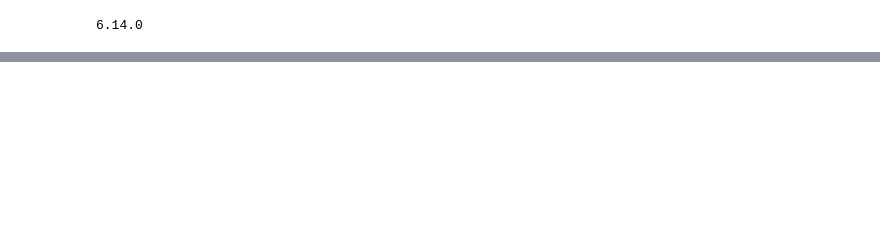
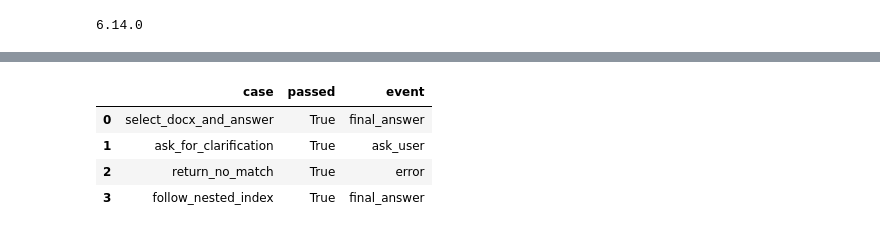
Before and after one commit to aytugkaya/docsearch, a Jupyter notebook: starter.ipynb, the cells around one changed output, grey strips where cells are left out. Saved outputs shown, nothing was run; the diff lists cells and outputs as text; code cells hidden in the pictures; blank space fills up the shorter version.

```diff
--- a/starter.ipynb
+++ b/starter.ipynb
@@ -835,0 +936,93 @@ print(gr.__version__)
+# %%
+from unittest.mock import patch
+
+class _OfflineAgentResult:
+    def __init__(self, output):
+        self.output = output
+
+    def all_messages(self):
+        return []
+
+class _OfflineMatchAgent:
+    def __init__(self, decisions):
+        self.decisions = iter(decisions)
+        self.calls = 0
+
+    async def run(self, *args, **kwargs):
+        self.calls += 1
+        try:
+            decision = next(self.decisions)
+        except StopIteration as exc:
+            raise AssertionError('Workflow made more routing calls than expected') from exc
+        return _OfflineAgentResult(decision)
+
+def _eval_table(rows):
+    return pd.DataFrame(rows, columns=['company name', 'alternate name', 'link'])
+
+async def run_offline_regression_suite():
+    cases = [
+        {
+            'name': 'select_docx_and_answer',
+            'tables': {'/eval/root.xlsx': _eval_table([('Acme', 'Acme North', '/eval/acme.docx')])},
+            'decisions': [RouteDecision(action='select_row', selected_row_id=0)],
+            'event': 'final_answer', 'status': 'resolved', 'link': '/eval/acme.docx',
+        },
+        {
+            'name': 'ask_for_clarification',
+            'tables': {'/eval/root.xlsx': _eval_table([('Acme', 'Acme North', '/eval/north.docx'), ('Acme', 'Acme South', '/eval/south.docx')])},
+            'decisions': [RouteDecision(action='ask_user', question='North or South?')],
+            'event': 'ask_user', 'status': 'needs_clarification', 'link': None,
+        },
+        {
+            'name': 'return_no_match',
+            'tables': {'/eval/root.xlsx': _eval_table([('Acme', None, '/eval/acme.docx')])},
+            'decisions': [RouteDecision(action='no_match')],
+            'event': 'error', 'status': 'error', 'link': None,
+        },
+        {
+            'name': 'follow_nested_index',
+            'tables': {
+                '/eval/root.xlsx': _eval_table([('Acme', None, '/eval/nested.xlsx')]),
+                '/eval/nested.xlsx': _eval_table([('Acme North', None, '/eval/north.docx')]),
+            },
+            'decisions': [RouteDecision(action='select_row', selected_row_id=0), RouteDecision(action='select_row', selected_row_id=0)],
+            'event': 'final_answer', 'status': 'resolved', 'link': '/eval/north.docx',
+        },
+    ]
+    reports = []
+    for case in cases:
+        fake_match_agent = _OfflineMatchAgent(case['decisions'])
+
+        def fake_load_table(path):
+            if path not in case['tables']:
+                raise AssertionError(f'Unexpected index path: {path}')
+            return case['tables'][path].copy()
+
+        async def fake_answer_from_sop(user_question, sop_path):
+            return SopAnswer(answer='Escalate within 2 business hours.')
+
+        with patch.dict(globals(), {
+            'ROOT_INDEX_PATH': '/eval/root.xlsx',
+            'load_small_table': fake_load_table,
+            'match_agent': fake_match_agent,
+            'answer_from_sop': fake_answer_from_sop,
+        }):
+            result = await handle_turn('How should I handle this?', None)
+
+        assert result.event_type == case['event'], (case['name'], result.event_type)
+        assert result.state.status == case['status'], (case['name'], result.state.status)
+        assert result.state.selected_link == case['link'], (case['name'], result.state.selected_link)
+        assert fake_match_agent.calls == len(case['decisions']), case['name']
+        if case['name'] == 'select_docx_and_answer':
+            assert '2 business hours' in result.assistant_text
+        reports.append({'case': case['name'], 'passed': True, 'event': result.event_type})
+    return pd.DataFrame(reports)
+
+offline_results = await run_offline_regression_suite()
+display(offline_results)
+# %% [output]
+|  | case | passed | event |
+| 0 | select_docx_and_answer | True | final_answer |
+| 1 | ask_for_clarification | True | ask_user |
+| 2 | return_no_match | True | error |
+| 3 | follow_nested_index | True | final_answer |
```
Also changed, not shown: parts of 8 cells of this notebook, 9 other files.
